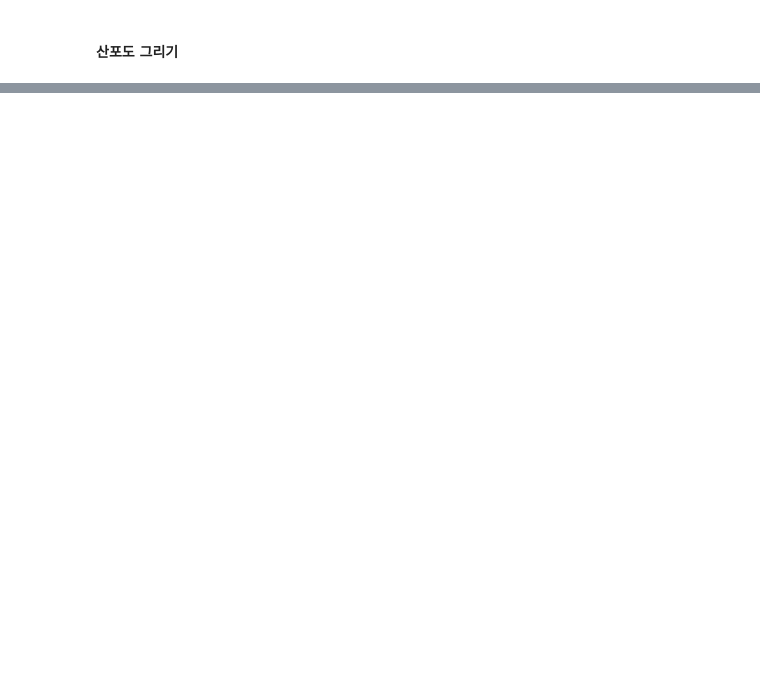
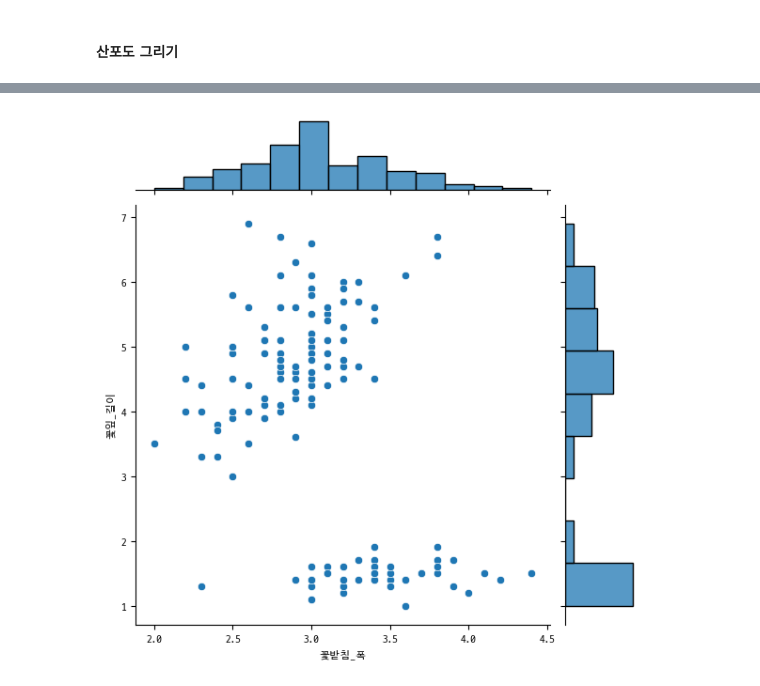
Before and after one commit to alvin343/aiforprofit, a Jupyter notebook: notebooks/ch04_01_data_process.ipynb, the cells around one changed output, grey strips where cells are left out. Drawn from its saved outputs; the diff is of its cells as text; code cells hidden in the pictures; blank space fills up the shorter version.

```diff
--- a/notebooks/ch04_01_data_process.ipynb
+++ b/notebooks/ch04_01_data_process.ipynb
@@ -289,8 +263,9 @@ plt.show()
 # %%
 # seaborn을 이용한 산포도 그리기 (2)
-
-sns.jointplot('꽃받침_폭', '꽃잎_길이', data=df_iris)
+sns.jointplot(x='꽃받침_폭', y='꽃잎_길이', data=df_iris)
 plt.show()
+# %% [output]
+[figure, added]
 # %%
 # matplotlib을 이용한 상자 수염 그림 그리기
 
```
Also changed, not shown: parts of 14 cells of this notebook.
